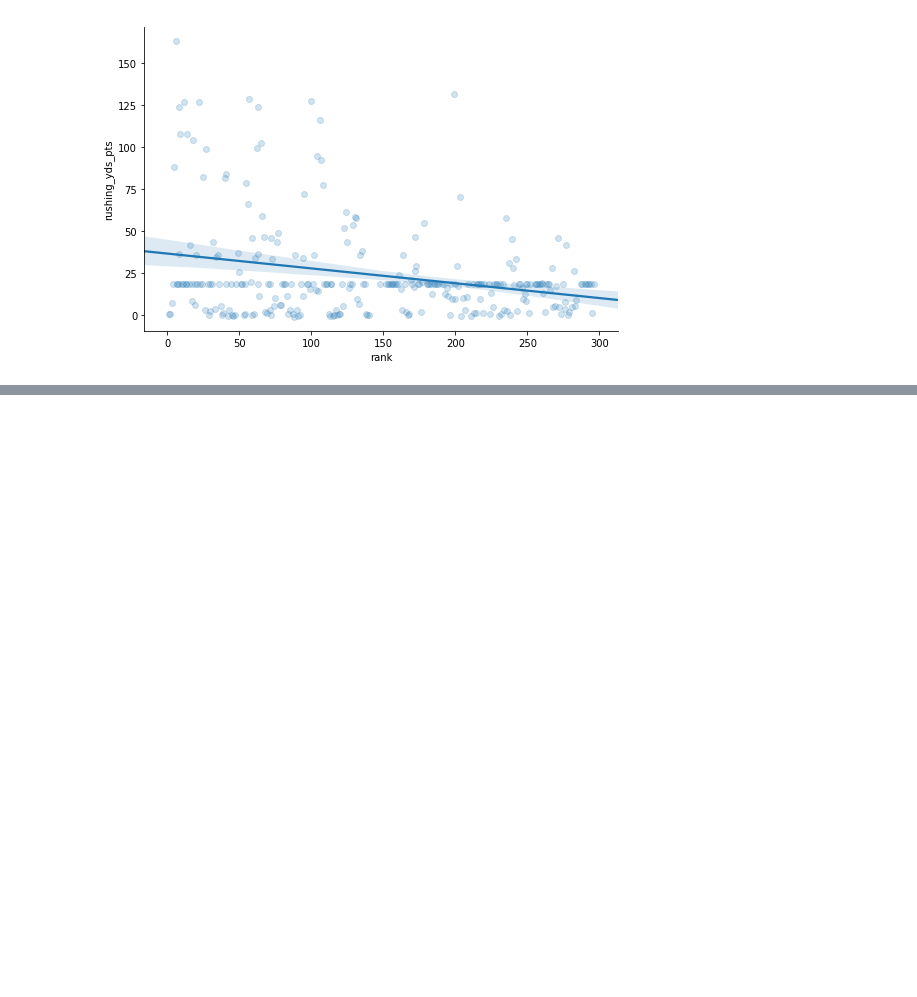
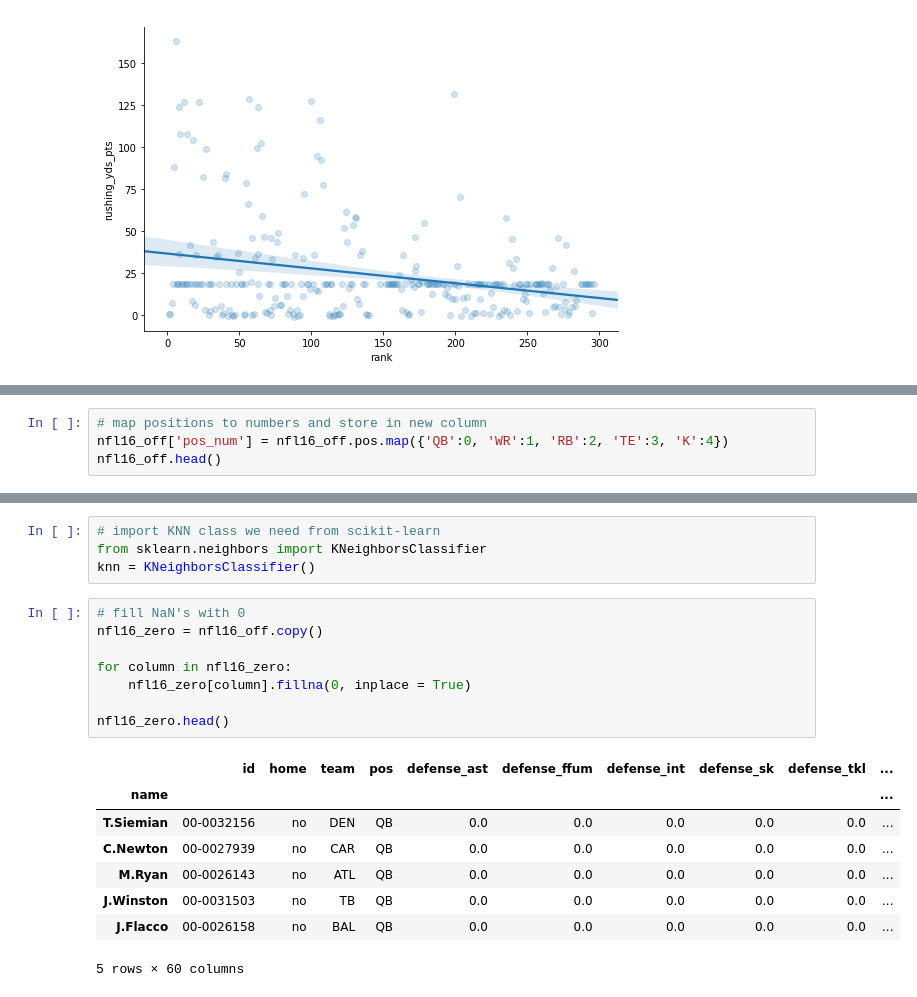
Before and after one commit to wendybo/GA_Class_Project, a Jupyter notebook: project.ipynb, the cells around one changed output, grey strips where cells are left out. Drawn from its saved outputs; the diff is of its cells as text; blank space fills up the shorter version.

```diff
--- a/project.ipynb
+++ b/project.ipynb
@@ -753,0 +779,4 @@ print nullRMSE
+# %%
+# map positions to numbers and store in new column
+nfl16_off['pos_num'] = nfl16_off.pos.map({'QB':0, 'WR':1, 'RB':2, 'TE':3, 'K':4})
+nfl16_off.head()
@@ -753,0 +792,21 @@ print nullRMSE
+# %%
+# import KNN class we need from scikit-learn
+from sklearn.neighbors import KNeighborsClassifier
+knn = KNeighborsClassifier()
+# %%
+# fill NaN's with 0
+nfl16_zero = nfl16_off.copy()
+
+for column in nfl16_zero:
+    nfl16_zero[column].fillna(0, inplace = True)
+
+nfl16_zero.head()
+# %% [output]
+|  | id | home | team | pos | defense_ast | defense_ffum | defense_int | defense_sk | defense_tkl | ... |
+| name |  |  |  |  |  |  |  |  |  | ... |
+| T.Siemian | 00-0032156 | no | DEN | QB | 0.0 | 0.0 | 0.0 | 0.0 | 0.0 | ... |
+| C.Newton | 00-0027939 | no | CAR | QB | 0.0 | 0.0 | 0.0 | 0.0 | 0.0 | ... |
+| M.Ryan | 00-0026143 | no | ATL | QB | 0.0 | 0.0 | 0.0 | 0.0 | 0.0 | ... |
+| J.Winston | 00-0031503 | no | TB | QB | 0.0 | 0.0 | 0.0 | 0.0 | 0.0 | ... |
+| J.Flacco | 00-0026158 | no | BAL | QB | 0.0 | 0.0 | 0.0 | 0.0 | 0.0 | ... |
+5 rows × 60 columns
```
Also changed, not shown: parts of 20 cells of this notebook, 1 other file.
